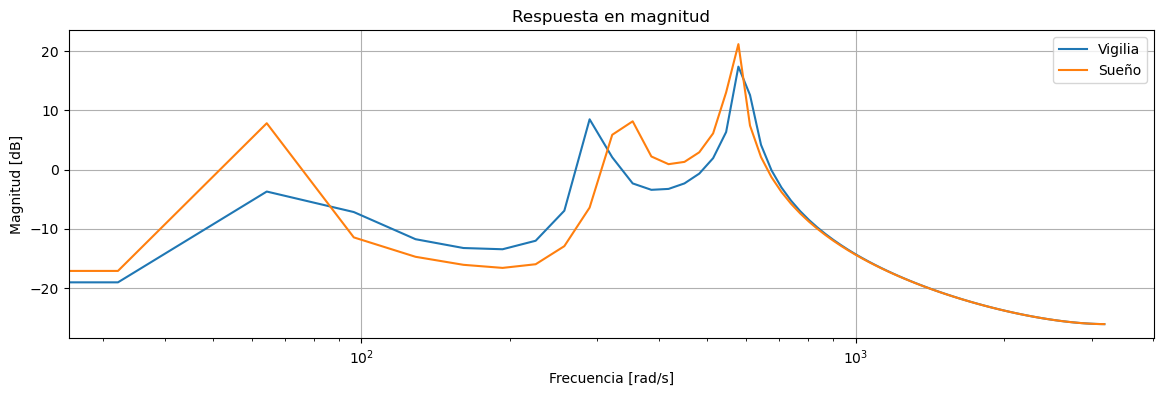
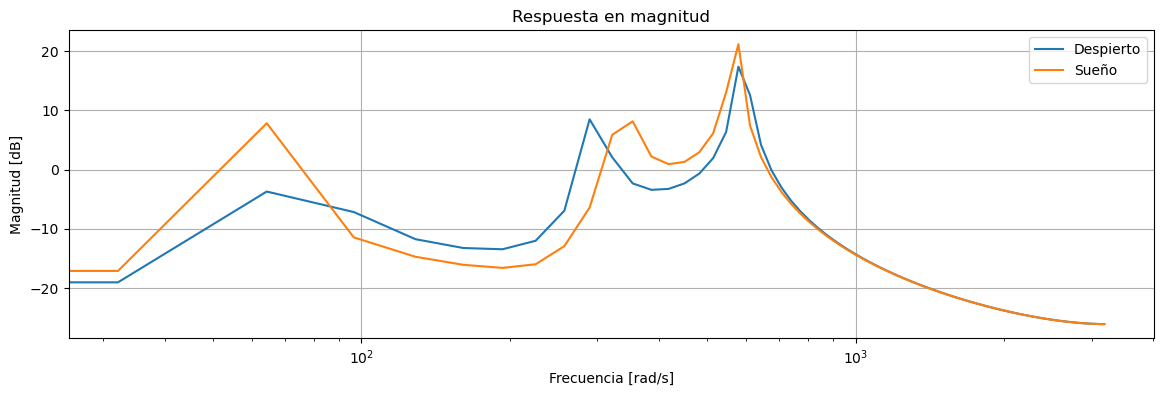
The notebook cell's code change between the first figure and the second:
--- before
+++ after
@@ -1,10 +1,8 @@
 from scipy import signal
 
-# ==========================================================
 # FUNCIONES DE TRANSFERENCIA
-# ==========================================================
 
-num_vigilia = theta_base[na:na+nb]
-den_vigilia = np.concatenate(([1], theta_base[:na]))
+num_despierto = theta_base[na:na+nb]
+den_despierto = np.concatenate(([1], theta_base[:na]))
 
 num_sueno = theta_sueno[na:na+nb]
@@ -12,17 +10,15 @@
 
 # Sistemas discretos
-sys_vigilia = signal.dlti(num_vigilia, den_vigilia, dt=Ts)
+sys_despierto = signal.dlti(num_despierto, den_despierto, dt=Ts)
 sys_sueno = signal.dlti(num_sueno, den_sueno, dt=Ts)
 
 # Respuesta en frecuencia
-w_v, mag_v, phase_v = signal.dbode(sys_vigilia)
+w_d, mag_d, phase_d = signal.dbode(sys_despierto)
 w_s, mag_s, phase_s = signal.dbode(sys_sueno)
 
-# ==========================================================
 # GRÁFICAS FRECUENCIA
-# ==========================================================
 
 plt.figure(figsize=(14,4))
-plt.semilogx(w_v, mag_v, label="Vigilia")
+plt.semilogx(w_d, mag_d, label="Despierto")
 plt.semilogx(w_s, mag_s, label="Sueño")
 plt.title("Respuesta en magnitud")
@@ -34,5 +30,5 @@
 
 plt.figure(figsize=(14,4))
-plt.semilogx(w_v, phase_v, label="Vigilia")
+plt.semilogx(w_d, phase_d, label="Despierto")
 plt.semilogx(w_s, phase_s, label="Sueño")
 plt.title("Respuesta en fase")

Commit: Analisis actividad 3 y 4